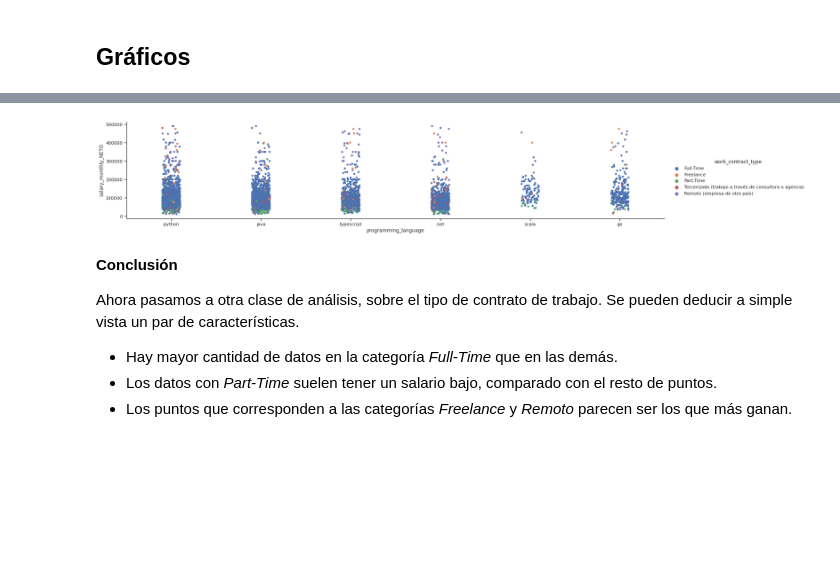
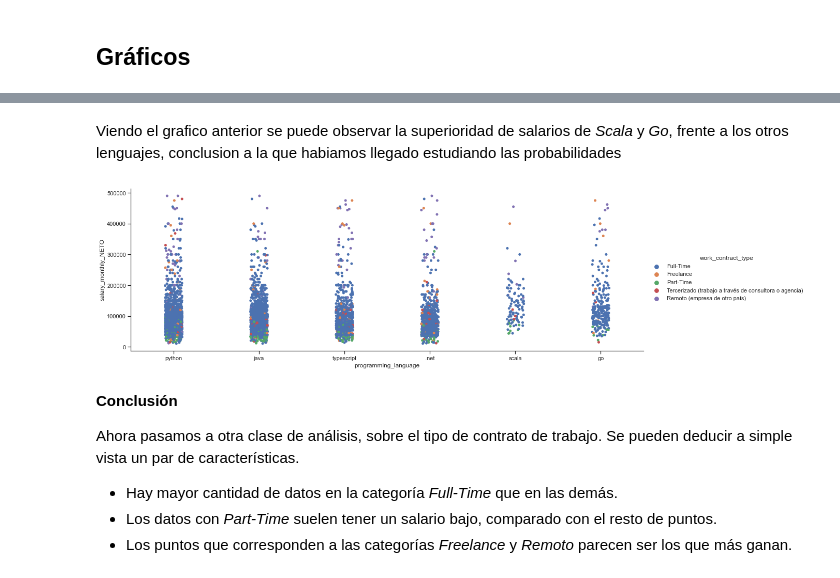
Before and after one commit to mgobbi289/DiploDatos, a Jupyter notebook: AnalisisyVisualizacion/Entregable_1_Ejercicio_1.ipynb, the cells around one changed output, grey strips where cells are left out. Cells and saved outputs as stored; diff of their text form; code cells hidden in the pictures; blank space fills up the shorter version.

```diff
--- a/AnalisisyVisualizacion/Entregable_1_Ejercicio_1.ipynb
+++ b/AnalisisyVisualizacion/Entregable_1_Ejercicio_1.ipynb
@@ -388,11 +403,14 @@ Realizamos un análisis muy similar al hecho previamente, donde esta vez calcula
+# %% [markdown]
+Viendo el grafico anterior se puede observar la superioridad de salarios de *Scala* y *Go*, frente a los otros lenguajes, conclusion a la que habiamos llegado estudiando las probabilidades
 # %%
 seaborn.catplot(data=filtered_df_lang,
                 x=lenguaje,
                 y=neto,
                 hue=contrato,
-                aspect=5, height=4);
+                #marker="^",s=10,
+                aspect=3, height=5);
 # %% [output]
-[figure, old version]
+[figure, new version]
 # %% [markdown]
 **Conclusión**
 
```
Also changed, not shown: parts of 13 cells of this notebook.
